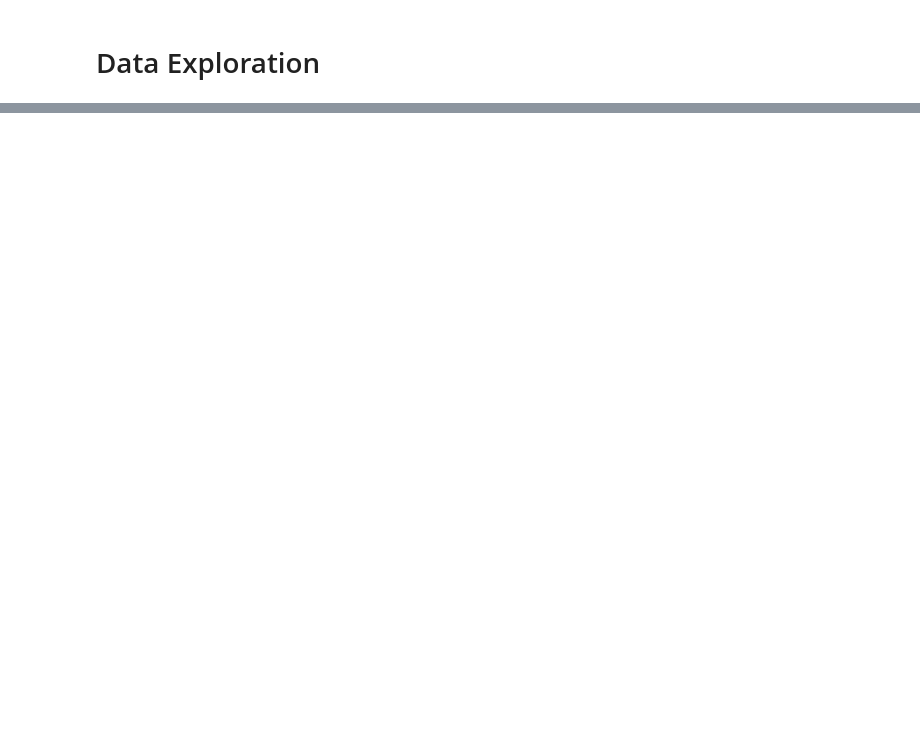
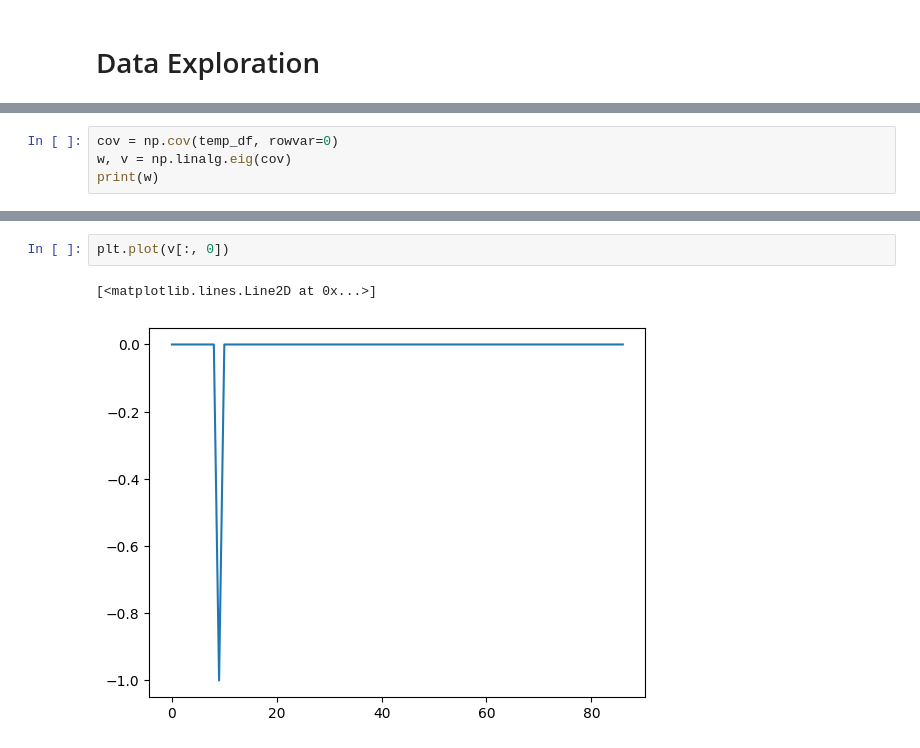
Before and after one commit to akin-aroge/dividend-cut-predictor, a Jupyter notebook: notebooks/01-data-exploration.ipynb, the cells around one changed output, grey strips where cells are left out. Cells and saved outputs as stored; diff of their text form; blank space fills up the shorter version.

```diff
--- a/notebooks/01-data-exploration.ipynb
+++ b/notebooks/01-data-exploration.ipynb
@@ -111,0 +135,4 @@ get_collinear_columns(temp_df, thresh=0.999)
+# %%
+cov = np.cov(temp_df, rowvar=0)
+w, v = np.linalg.eig(cov)
+print(w)
@@ -111,0 +228,5 @@ get_collinear_columns(temp_df, thresh=0.999)
+# %%
+plt.plot(v[:, 0])
+# %% [output]
+[<matplotlib.lines.Line2D at 0x...>]
+[figure, added]
```
Also changed, not shown: parts of 26 cells of this notebook, 19 other files.
